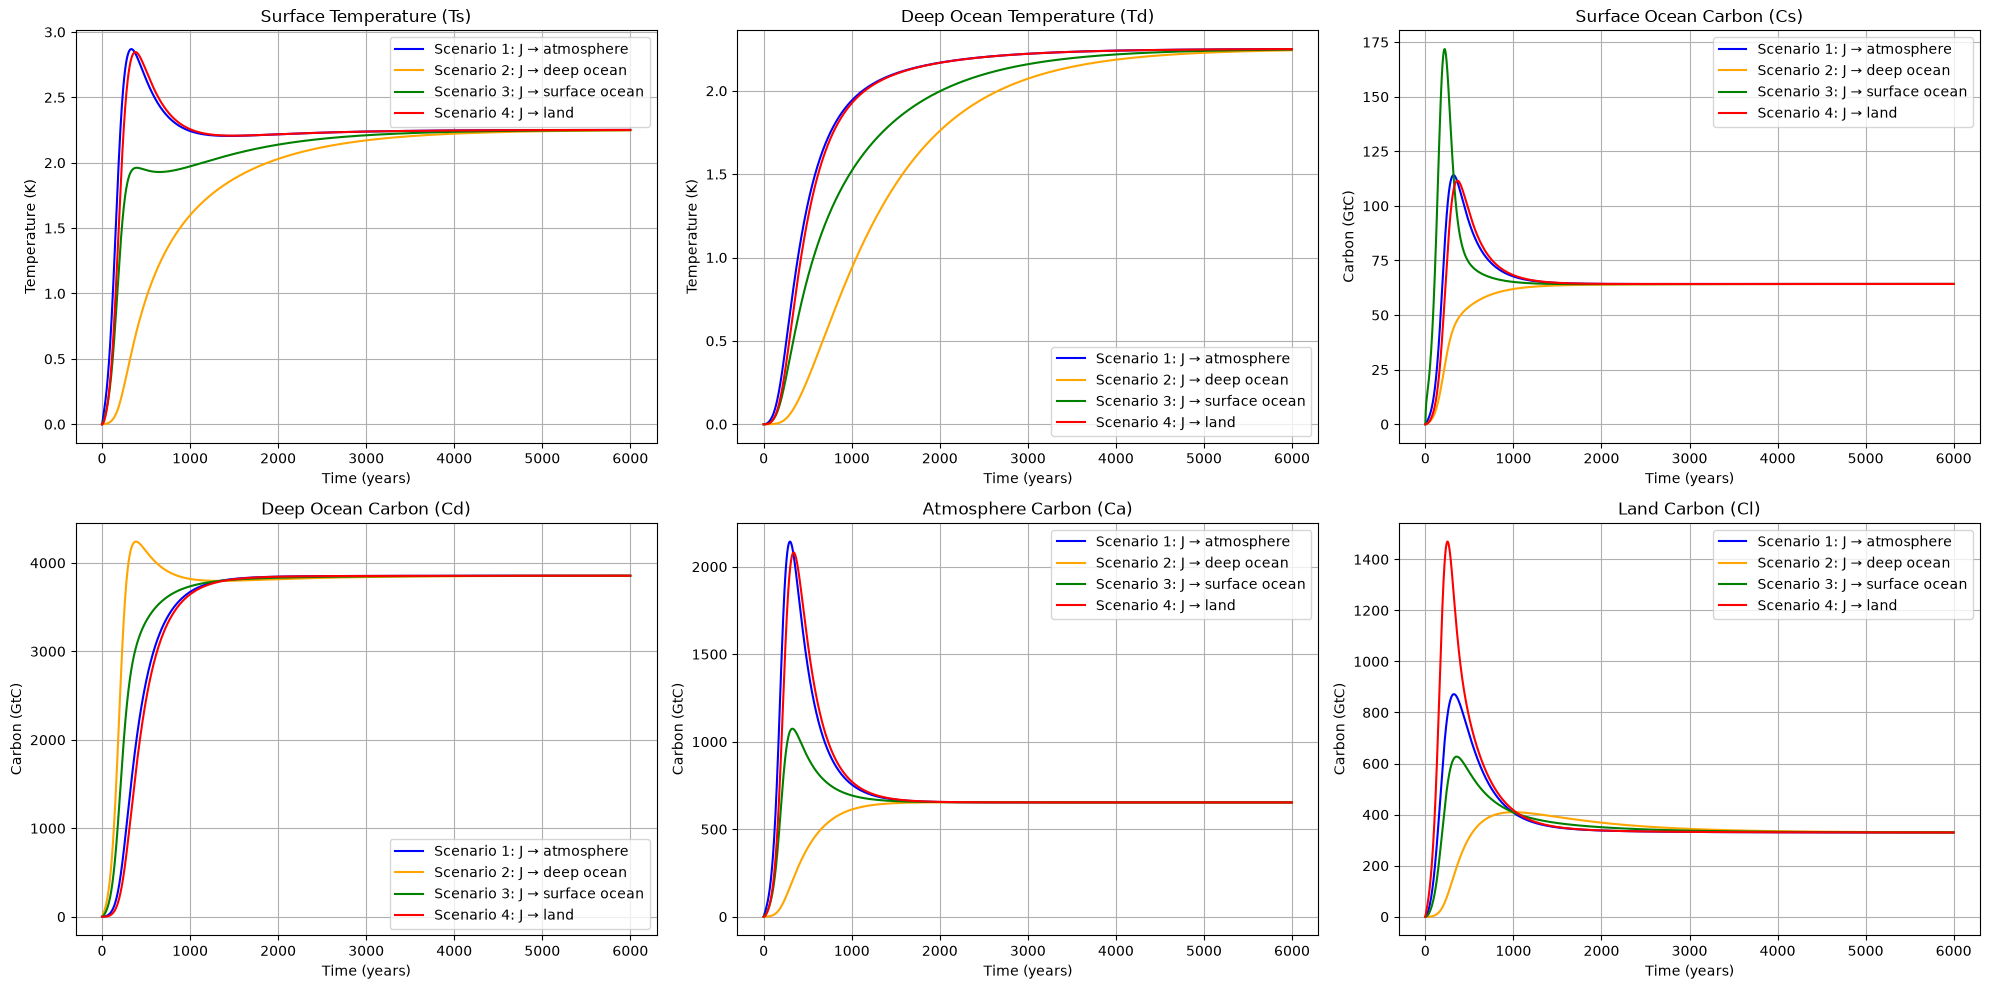
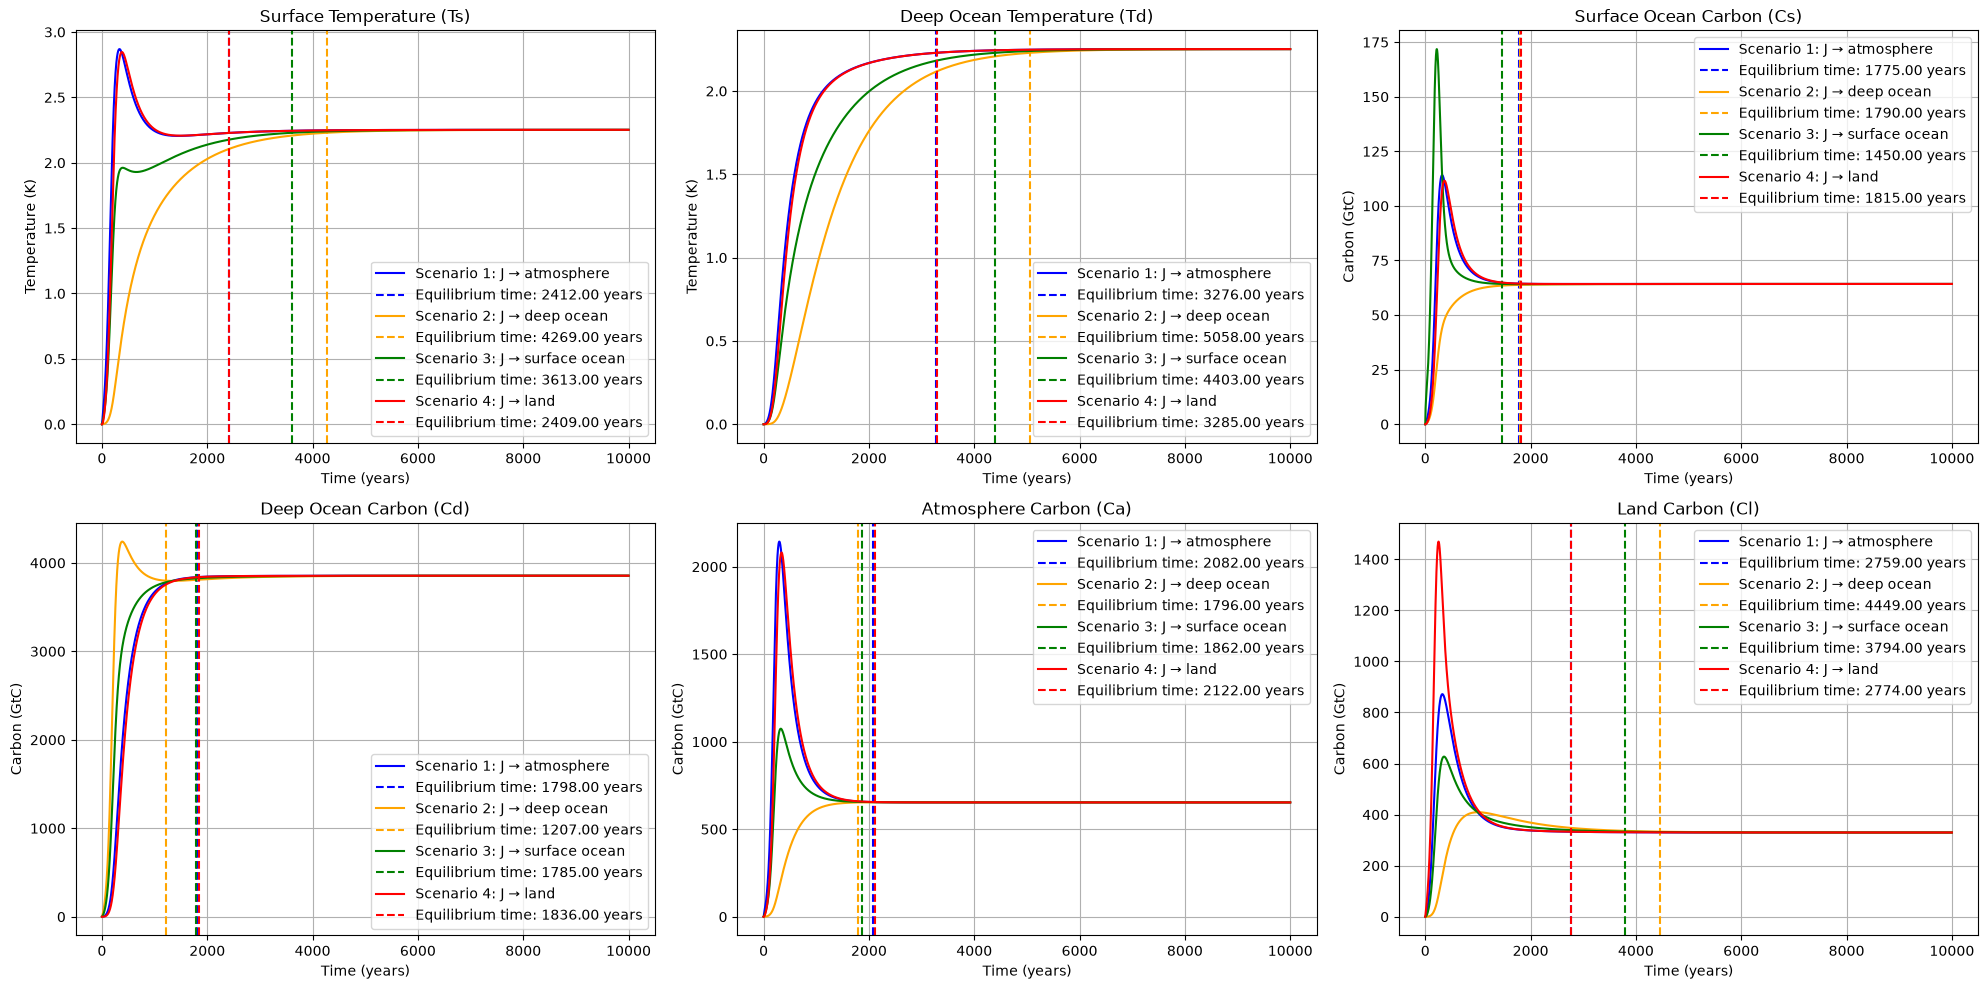
Unified diff of the notebook cell whose output changed from the first chart to the second:
--- before
+++ after
@@ -9,12 +9,16 @@
 ylabels = ['Temperature (K)', 'Temperature (K)', 'Carbon (GtC)', 'Carbon (GtC)', 'Carbon (GtC)', 'Carbon (GtC)']
 
-for sol, color, label in [
-    (sol_box_s1, 'blue',  'Scenario 1: J → atmosphere'),
-    (sol_box_s2, 'orange', 'Scenario 2: J → deep ocean'),
-    (sol_box_s3, 'green', 'Scenario 3: J → surface ocean'),
-    (sol_box_s4, 'red', 'Scenario 4: J → land')
+for sol, grad, color, label in [
+    (sol_box_s1, grad_s1, 'blue',  'Scenario 1: J → atmosphere'),
+    (sol_box_s2, grad_s2, 'orange', 'Scenario 2: J → deep ocean'),
+    (sol_box_s3, grad_s3, 'green', 'Scenario 3: J → surface ocean'),
+    (sol_box_s4, grad_s4, 'red', 'Scenario 4: J → land')
 ]:
     for i in range(sol.y.shape[0]):
         axs[i].plot(sol.t, sol.y[i], label=label, color=color)
+        final_value = np.cumsum(grad[i])[-1]  # Get the final value of the cumulative sum
+        equlibrium_time = find_equilibrium_time(sol.t, grad[i], tolerance=final_value * 1e-5)  # Adjust tolerance based on final value
+        if equlibrium_time is not None:
+            axs[i].axvline(x=equlibrium_time, color=color, linestyle='--', label=f'Equilibrium time: {equlibrium_time:.2f} years')
 
 for i, ax in enumerate(axs):

Commit: Added finding the start of equilibrium